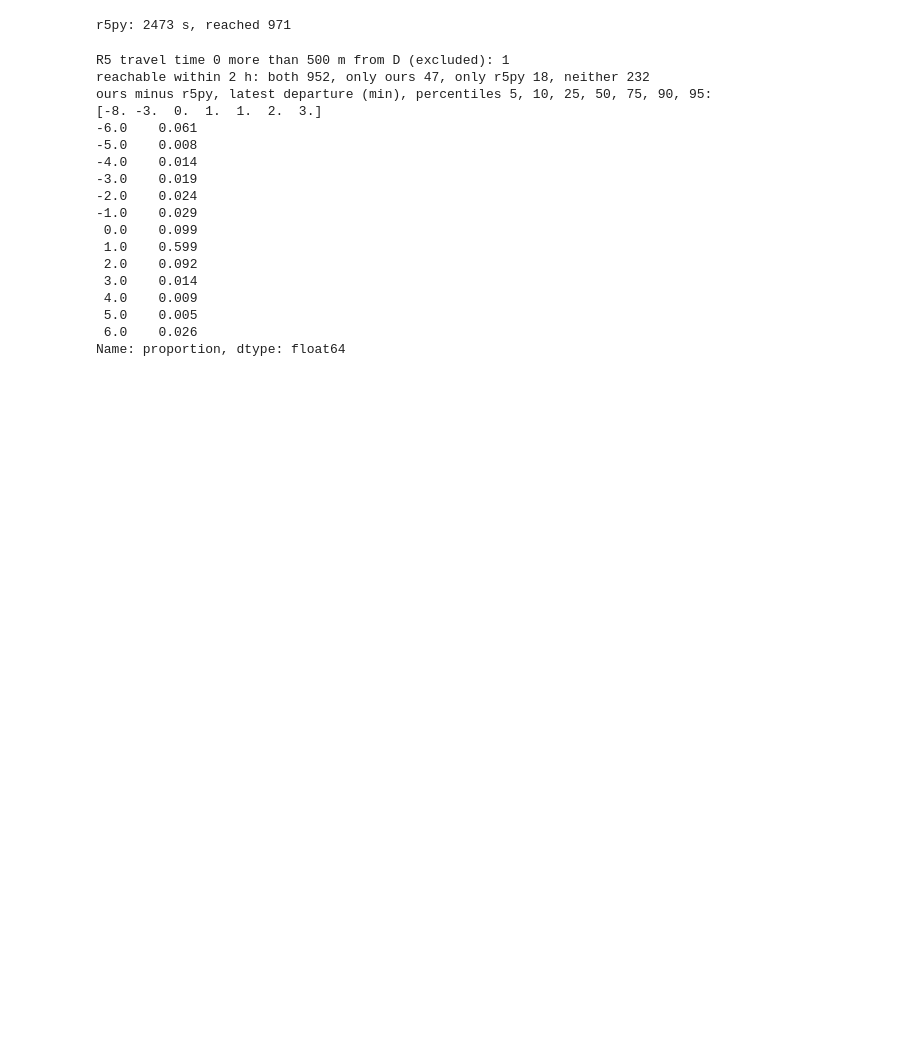
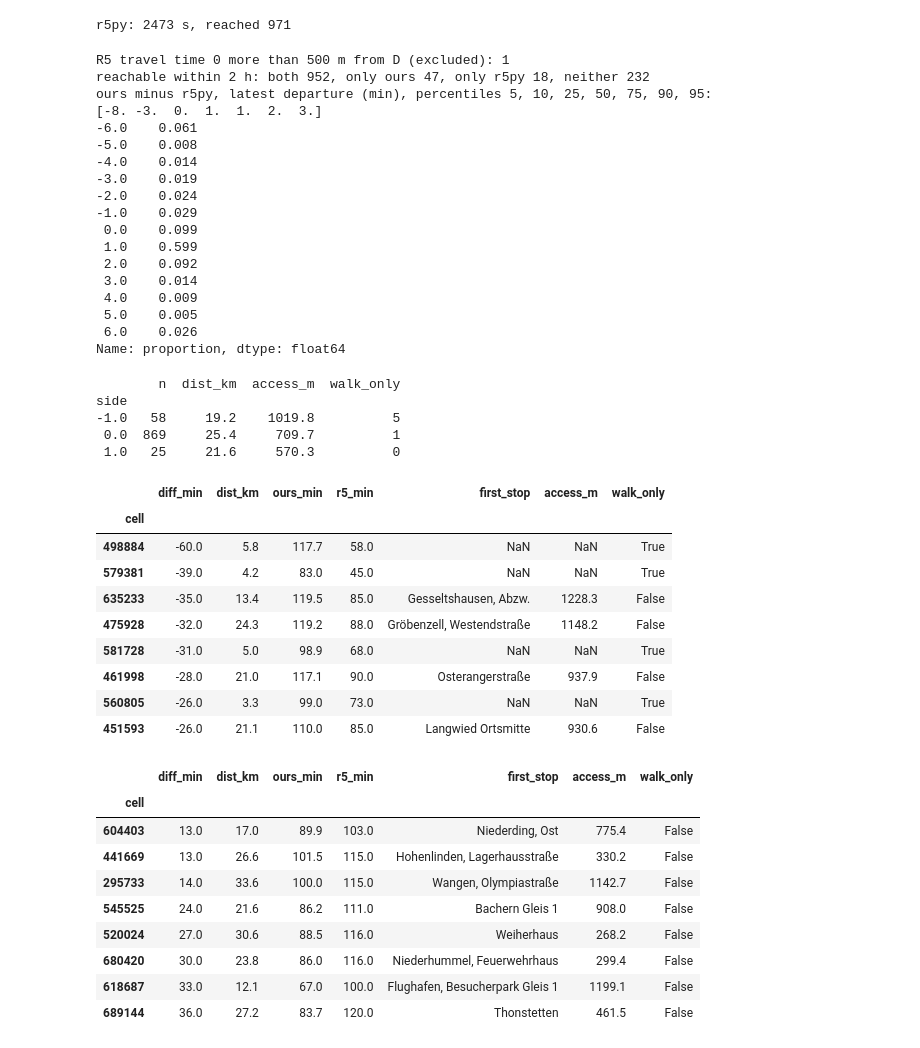
Before and after one commit to francescocodeca/munich-transit-reverse-isochrone, a Jupyter notebook: notebooks/02_explore_osm.ipynb, the cells around one changed output. Drawn from its saved outputs; the diff is of its cells as text; code cells hidden in the pictures; blank space fills up the shorter version.

```diff
--- a/notebooks/02_explore_osm.ipynb
+++ b/notebooks/02_explore_osm.ipynb
@@ -310,3 +314,65 @@ ours minus r5py, latest departure (min), percentiles 5, 10, 25, 50, 75, 90, 95:
  5.0    0.005
  6.0    0.026
 Name: proportion, dtype: float64
+# %%
+names = read_gtfs_table(FEED_PATH, "stops", usecols=["stop_id", "stop_name"])
+stop_name = names.set_index("stop_id")["stop_name"]
+
+cells = sample[both]
+first = access[access["point"].isin(cells)].copy()
+first["via_s"] = first["stop_id"].map(departures) - first["walk_s"]
+first = first.dropna(subset="via_s")
+first = first.loc[first.groupby("point")["via_s"].idxmax()].set_index("point")
+
+tails = pd.DataFrame(
+    {
+        "diff_min": diff,
+        "dist_km": dist_sample[both] / 1000,
+        "ours_min": (arrival - ours_sample[both]) / 60,
+        "r5_min": (arrival - latest_r5[both]) / 60,
+    },
+    index=pd.Index(cells, name="cell"),
+)
+tails["first_stop"] = first["stop_id"].map(stop_name)
+tails["access_m"] = first["distance_m"]
+tails["walk_only"] = arrival - direct_walk_s[cells] >= ours_sample[both]
+
+side = np.sign(tails["diff_min"]).where(tails["diff_min"].abs() > 5, 0).rename("side")
+print(
+    tails.groupby(side)
+    .agg(
+        n=("diff_min", "size"),
+        dist_km=("dist_km", "median"),
+        access_m=("access_m", "median"),
+        walk_only=("walk_only", "sum"),
+    )
+    .round(1)
+)
+tails = tails[side != 0].sort_values("diff_min")
+display(tails.head(8).round(1), tails.tail(8).round(1))
+# %% [output]
+        n  dist_km  access_m  walk_only
+side
+-1.0   58     19.2    1019.8          5
+ 0.0  869     25.4     709.7          1
+ 1.0   25     21.6     570.3          0
+|  | diff_min | dist_km | ours_min | r5_min | first_stop | access_m | walk_only |
+| cell |  |  |  |  |  |  |  |
+| 498884 | -60.0 | 5.8 | 117.7 | 58.0 | NaN | NaN | True |
+| 579381 | -39.0 | 4.2 | 83.0 | 45.0 | NaN | NaN | True |
+| 635233 | -35.0 | 13.4 | 119.5 | 85.0 | Gesseltshausen, Abzw. | 1228.3 | False |
+| 475928 | -32.0 | 24.3 | 119.2 | 88.0 | Gröbenzell, Westendstraße | 1148.2 | False |
+| 581728 | -31.0 | 5.0 | 98.9 | 68.0 | NaN | NaN | True |
+| 461998 | -28.0 | 21.0 | 117.1 | 90.0 | Osterangerstraße | 937.9 | False |
+| 560805 | -26.0 | 3.3 | 99.0 | 73.0 | NaN | NaN | True |
+| 451593 | -26.0 | 21.1 | 110.0 | 85.0 | Langwied Ortsmitte | 930.6 | False |
+|  | diff_min | dist_km | ours_min | r5_min | first_stop | access_m | walk_only |
+| cell |  |  |  |  |  |  |  |
+| 604403 | 13.0 | 17.0 | 89.9 | 103.0 | Niederding, Ost | 775.4 | False |
+| 441669 | 13.0 | 26.6 | 101.5 | 115.0 | Hohenlinden, Lagerhausstraße | 330.2 | False |
+| 295733 | 14.0 | 33.6 | 100.0 | 115.0 | Wangen, Olympiastraße | 1142.7 | False |
+| 545525 | 24.0 | 21.6 | 86.2 | 111.0 | Bachern Gleis 1 | 908.0 | False |
+| 520024 | 27.0 | 30.6 | 88.5 | 116.0 | Weiherhaus | 268.2 | False |
+| 680420 | 30.0 | 23.8 | 86.0 | 116.0 | Niederhummel, Feuerwehrhaus | 299.4 | False |
+| 618687 | 33.0 | 12.1 | 67.0 | 100.0 | Flughafen, Besucherpark Gleis 1 | 1199.1 | False |
+| 689144 | 36.0 | 27.2 | 83.7 | 120.0 | Thonstetten | 461.5 | False |
```
Also changed, not shown: parts of 5 cells of this notebook.
